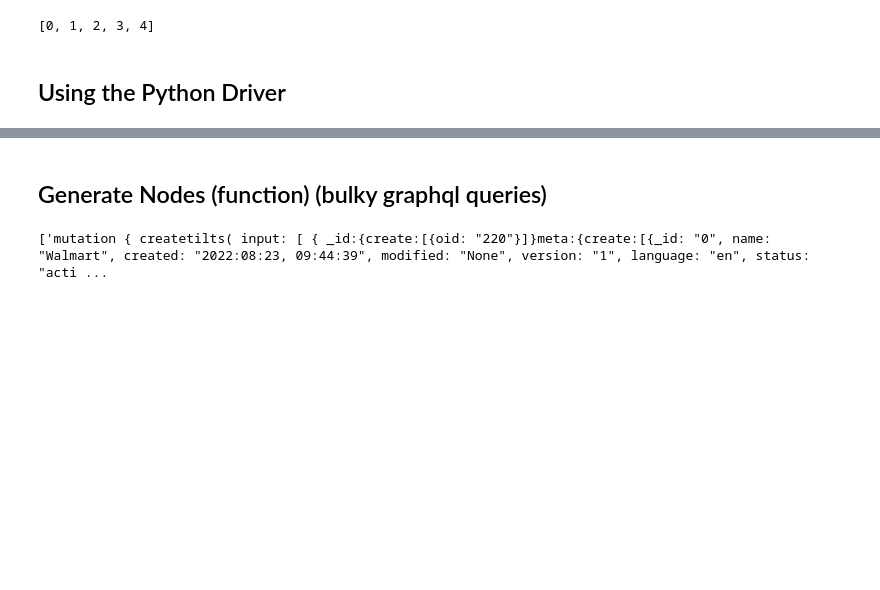
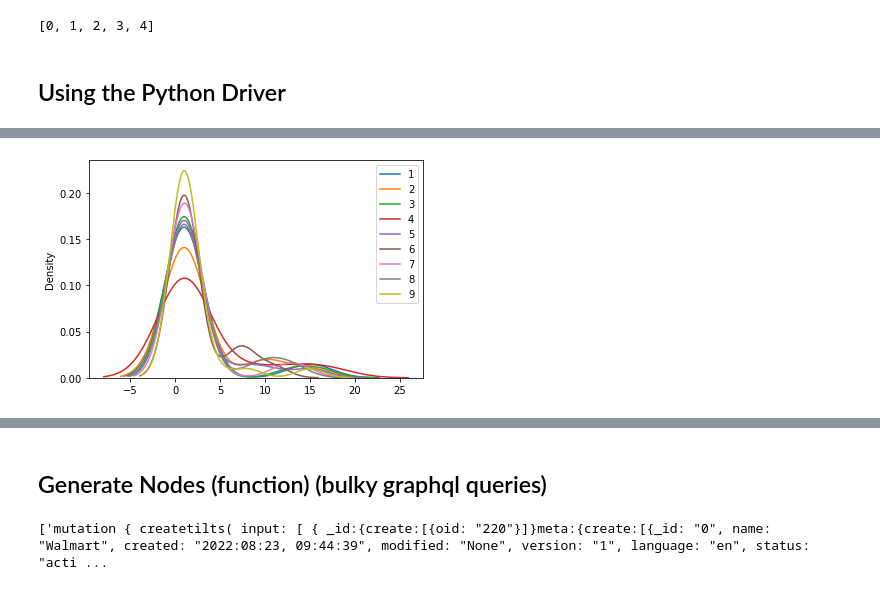
Before and after one commit to Transparency-Information-Language/tilt-graph-analyis, a Jupyter notebook: fake_data.ipynb, the cells around one changed output, grey strips where cells are left out. Cells and saved outputs as stored; diff of their text form; code cells hidden in the pictures; blank space fills up the shorter version.

```diff
--- a/fake_data.ipynb
+++ b/fake_data.ipynb
@@ -85,7 +86,7 @@ class exampleTilt:
 
     """
 
-    def __init__(self, uri, auth, no_nodes, comp_df, category_list, purpose_list, mu_poisson_dataDisclosed =2,  mu_poisson_recipients = 2, reset = False, no_clusters = 5):
+    def __init__(self, uri, auth, no_nodes, comp_df, category_list, purpose_list, mu_poisson_dataDisclosed =2,  mu_poisson_recipients = 2, reset = False, no_clusters = 5, cluster_weight = 3):
         self.driver = GraphDatabase.driver(uri, auth=auth)
         self.categories = category_list
         self.purposes = purpose_list
@@ -105,7 +106,7 @@ class exampleTilt:
         #sort into fake clusters
         self.company_df['cluster'] = [str(rd.randrange(no_clusters)) for _ in range(len(comp_df))]
 
-        print(self.company_df.head())
+        self.weight_scaler = cluster_weight
 
 
     def close(self):
@@ -128,7 +129,7 @@ class exampleTilt:
                "MERGE (d)-[:has_purpose]->(p:purpose {purpose: $purpose, description: $placeholder}) ",
                 company_name = comp_name,
                 purpose = rd.choice(self.purposes),
-                _id=_id,
+                _id=str(_id),
                 placeholder = 'Lorem Ipsum'
         )
 
@@ -140,24 +141,27 @@ class exampleTilt:
             weights[f'{n}'] = 1/self.no_clusters
 
         # increase weight for cluster of company
-        weights[cluster] = weights[cluster]*3  # another hyperparameter can be how much the weight is scaled
+        weights[cluster] = weights[cluster]*self.weight_scaler  # another hyperparameter can be how much the weight is scaled
 
         # scale the weights
         scaled_weights = (pd.Series(weights) / self.company_df.cluster.value_counts(normalize=True))
+
+        exclusion_list = [comp_name]
 
         # add recipients (as many as drawn from poisson)
         for _ in range(poisson.rvs(self.mu_poisson_recipients, size=1)[0]):
 
             # select company to share info with df.loc[df['column_name'] == some_value]
-            shared_with_comp = self.company_df.loc[self.company_df['Company'] != comp_name].sample(n=1, weights=self.company_df.cluster.map(scaled_weights))
+            shared_with_comp = self.company_df.loc[self.company_df['Company'].isin(exclusion_list)].sample(n=1, weights=self.company_df.cluster.map(scaled_weights))['Company'].values[0]
 
             # create recipient
             tx.run("MATCH (d:dataDisclosed {_id: $_id}) "
                     "MERGE (d)-[:has_recipient]->(r:recipient {name: $name, division: $placeholder, address: $placeholder, country: $placeholder, representative: $placeholder, email: $placeholder, phone: $placeholder, category: $placeholder}) ",
-                    name = shared_with_comp['Company'].values[0],
+                    name = shared_with_comp,
                     placeholder = "Lorem Ipsum",
-                    _id = _id
+                    _id = str(_id)
                     )
+            exclusion_list.append(shared_with_comp)
 
     # Match and display all friendships.
     @classmethod
@@ -172,9 +176,9 @@ class exampleTilt:
 
 
     def get_sorensen(self, tx, threshold = .9):
-        tx.run("MATCH (m:meta), (r:recipient) "
+        tx.run("MATCH (m_1:meta)-[:has_meta]-(t:tilt)-[:has_dataDisclosed]-(d:dataDisclosed)-[:has_recipient]-(r:recipient), (m:meta) "
                 f"WHERE apoc.text.sorensenDiceSimilarity(apoc.text.clean(m.name), apoc.text.clean(r.name), 'en') > {threshold} "
-                "MERGE (m)-[c:has_sorensen]->(r)")
+                "MERGE (m_1)-[c:has_sorensen]->(m)")
 
 
     def main(self):
@@ -207,7 +211,7 @@ class exampleTilt:
 
 fakeTilt = exampleTilt(uri = 'bolt://localhost:11003',
                     auth = ('neo4j', 'letmein'),
-                    no_nodes= 50,
+                    no_nodes= 25,
                     comp_df= fortune_500,
                     category_list = categories,
                     purpose_list = purpose,
@@ -255,0 +315,12 @@ plt.hist((res.sort_values(by=['score'], ascending=False))['score'])
+# %%
+# plotting the number of community members
+plt.figure()
+
+for it, df in enumerate(community_dfs):
+
+    sns.kdeplot(df.value_counts('propertyValue'), label = f'{it+1}')
+
+plt.legend()
+plt.show()
+# %% [output]
+[figure, added]
```
Also changed, not shown: parts of 12 cells of this notebook, 1 other file.
